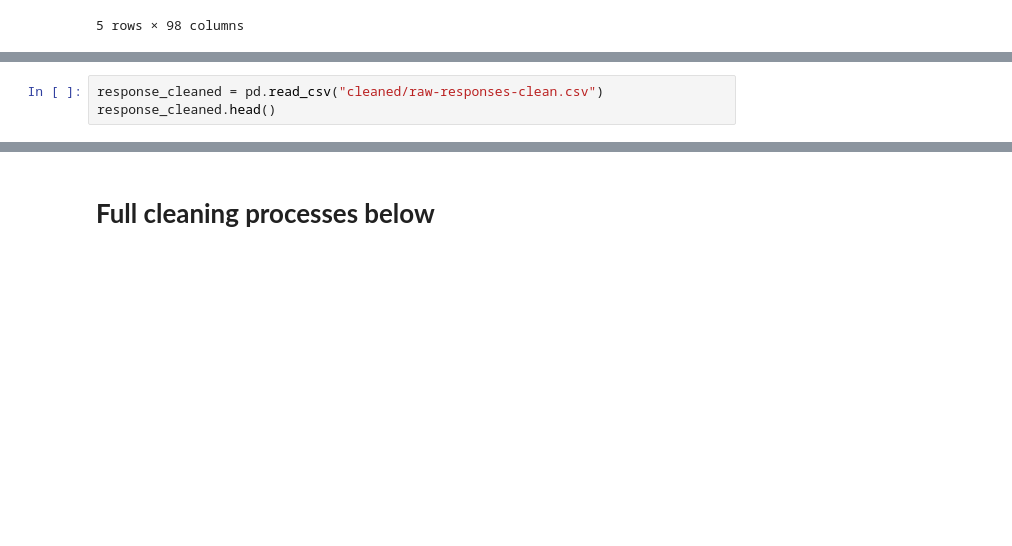
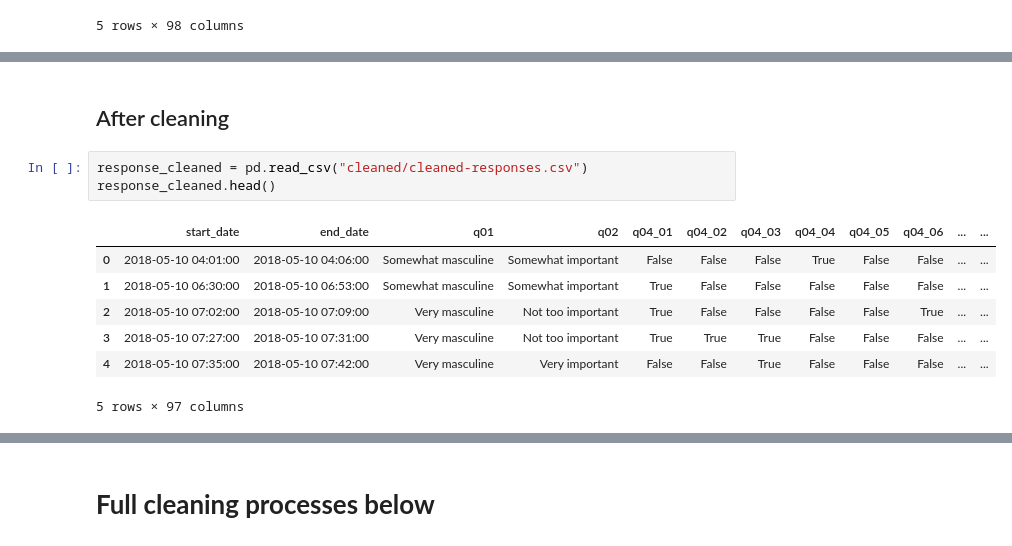
Before and after one commit to andrew-jisan-yoon/exploring-mascul-survey, a Jupyter notebook: cleaning-responses.ipynb, the cells around one changed output, grey strips where cells are left out. Cells and saved outputs as stored; diff of their text form; blank space fills up the shorter version.

```diff
--- a/cleaning-responses.ipynb
+++ b/cleaning-responses.ipynb
@@ -32,3 +42,13 @@ response_raw.head()
+# %% [markdown]
+## After cleaning
 # %%
-response_cleaned = pd.read_csv("cleaned/raw-responses-clean.csv")
+response_cleaned = pd.read_csv("cleaned/cleaned-responses.csv")
 response_cleaned.head()
+# %% [output]
+|  | start_date | end_date | q01 | q02 | q04_01 | q04_02 | q04_03 | q04_04 | q04_05 | q04_06 | ... | ... |
+| 0 | 2018-05-10 04:01:00 | 2018-05-10 04:06:00 | Somewhat masculine | Somewhat important | False | False | False | True | False | False | ... | ... |
+| 1 | 2018-05-10 06:30:00 | 2018-05-10 06:53:00 | Somewhat masculine | Somewhat important | True | False | False | False | False | False | ... | ... |
+| 2 | 2018-05-10 07:02:00 | 2018-05-10 07:09:00 | Very masculine | Not too important | True | False | False | False | False | True | ... | ... |
+| 3 | 2018-05-10 07:27:00 | 2018-05-10 07:31:00 | Very masculine | Not too important | True | True | True | False | False | False | ... | ... |
+| 4 | 2018-05-10 07:35:00 | 2018-05-10 07:42:00 | Very masculine | Very important | False | False | True | False | False | False | ... | ... |
+5 rows × 97 columns
```
Also changed, not shown: parts of 4 cells of this notebook.
